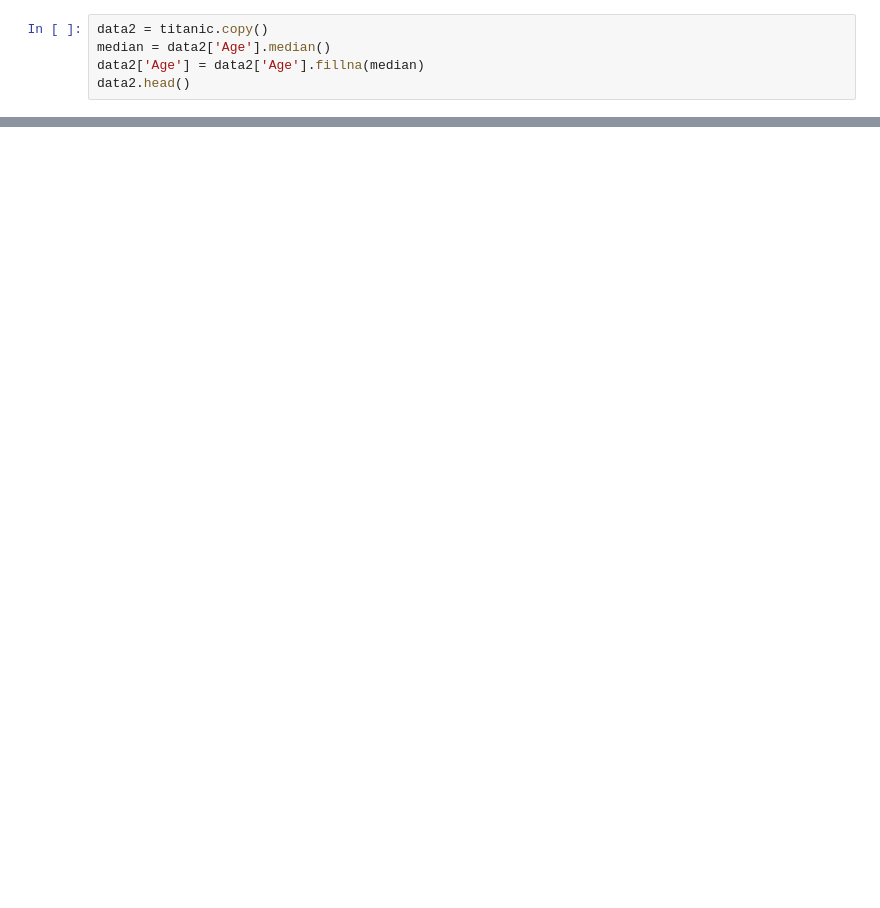
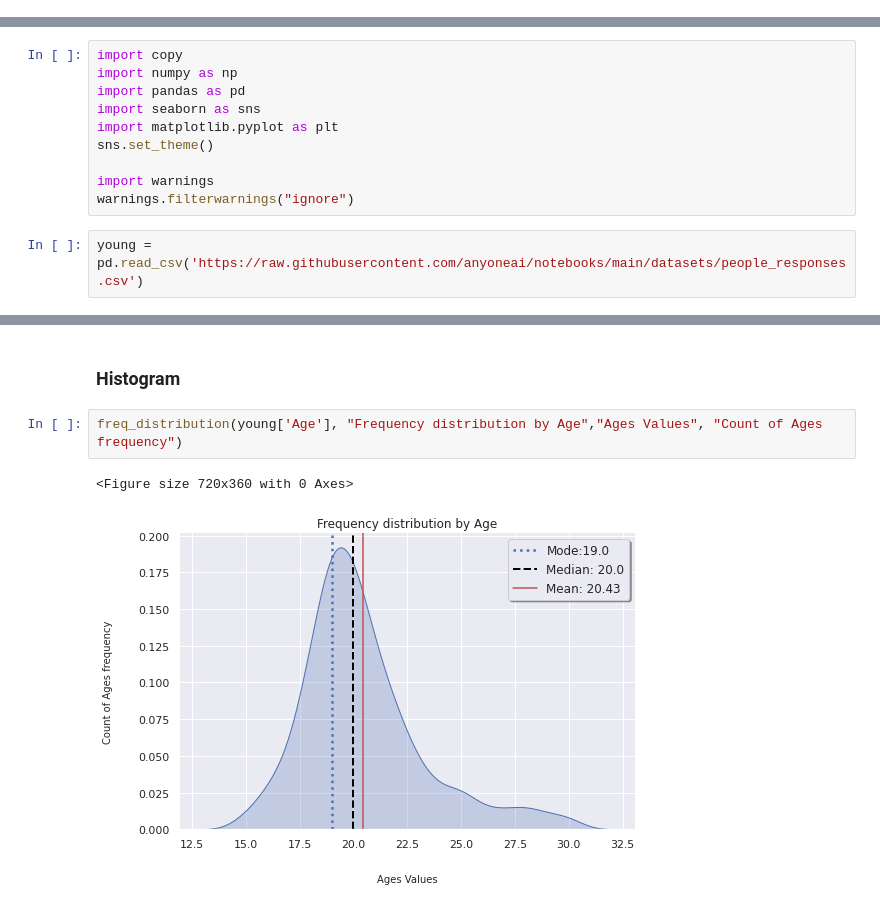
Before and after one commit to agusle/something_new_everyday, a Jupyter notebook: intensive_training/probability_and_statistics.ipynb, the cells around one changed output, grey strips where cells are left out. Cells and saved outputs as stored; diff of their text form; blank space fills up the shorter version.

```diff
--- a/intensive_training/probability_and_statistics.ipynb
+++ b/intensive_training/probability_and_statistics.ipynb
@@ -147,5 +0,0 @@ plt.show()
-# %%
-data2 = titanic.copy()
-median = data2['Age'].median()
-data2['Age'] = data2['Age'].fillna(median)
-data2.head()
@@ -672,0 +12,12 @@ TypeError: ignored
+# %%
+import copy
+import numpy as np
+import pandas as pd
+import seaborn as sns
+import matplotlib.pyplot as plt
+sns.set_theme()
+
+import warnings
+warnings.filterwarnings("ignore")
+# %%
+young = pd.read_csv('https://raw.githubusercontent.com/anyoneai/notebooks/main/datasets/people_responses.csv')
@@ -672,0 +191,7 @@ TypeError: ignored
+# %% [markdown]
+### Histogram
+# %%
+freq_distribution(young['Age'], "Frequency distribution by Age","Ages Values", "Count of Ages frequency")
+# %% [output]
+<Figure size 720x360 with 0 Axes>
+[figure, added]
```
Also changed, not shown: parts of 102 cells of this notebook.
